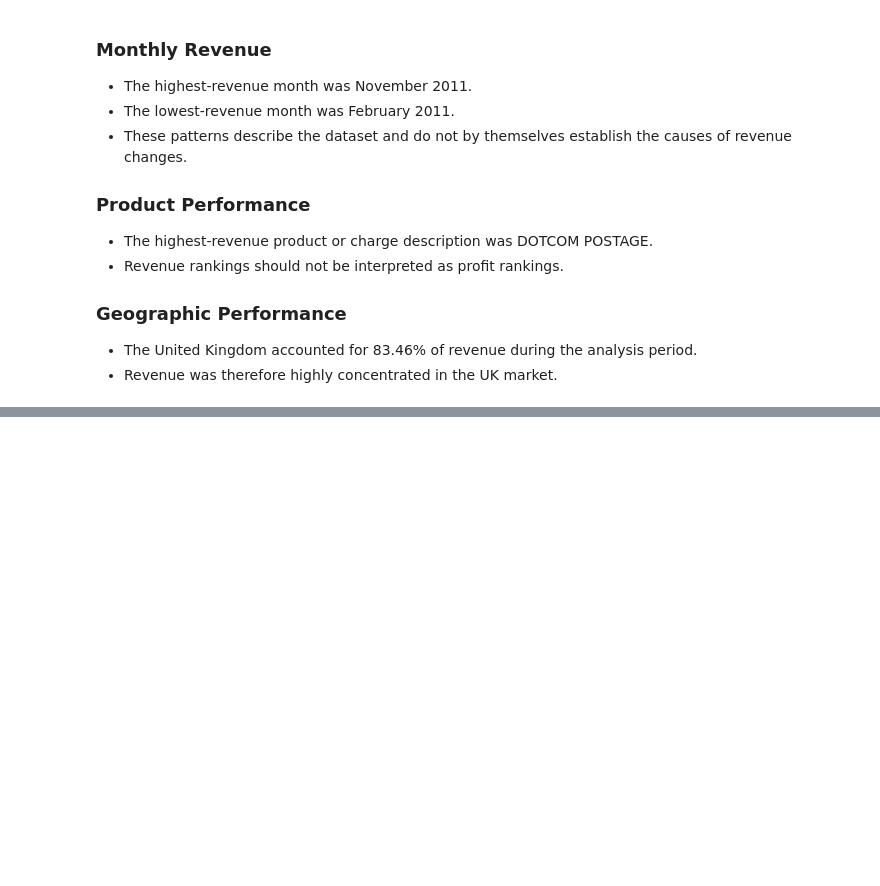
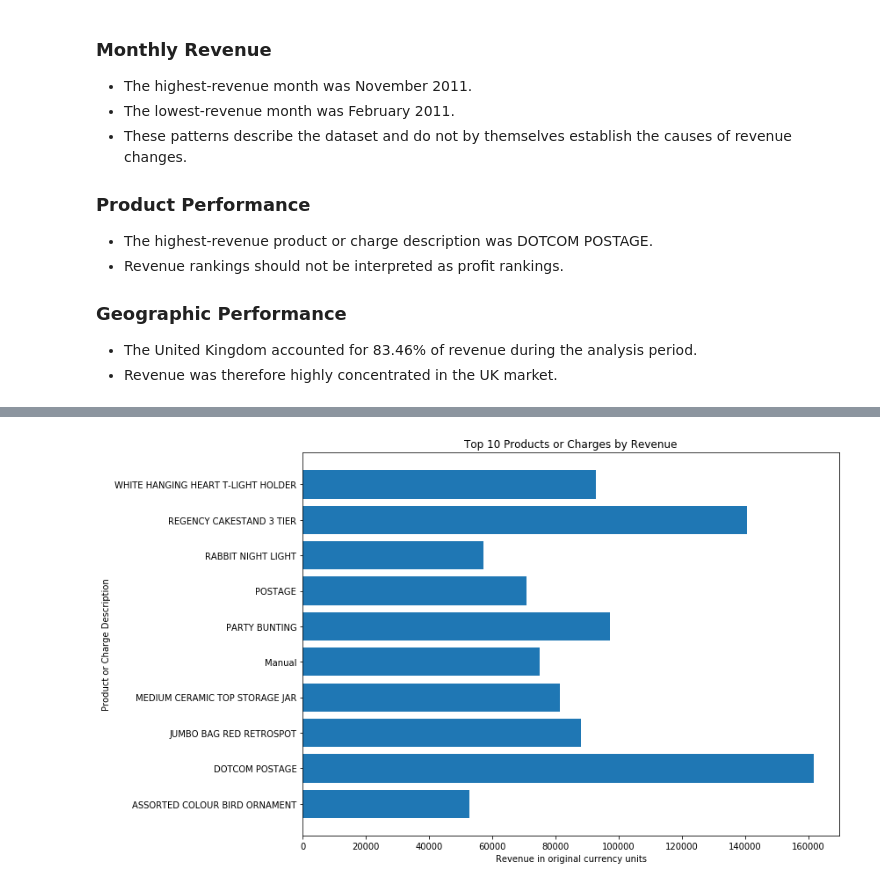
Before and after one commit to LJH666-L/online-retail-sales-analysis, a Jupyter notebook: retail_sales_analysis.ipynb, the cells around one changed output, grey strips where cells are left out. Cells and saved outputs as stored; diff of their text form; code cells hidden in the pictures; blank space fills up the shorter version.

```diff
--- a/retail_sales_analysis.ipynb
+++ b/retail_sales_analysis.ipynb
@@ -507,0 +565,26 @@ UK revenue share (%): 83.46
+# %%
+product_plot = top_products_table.sort_values(
+    "Revenue",
+    ascending=True
+)
+
+plt.figure(figsize=(12, 7))
+
+plt.barh(
+    product_plot["Product"],
+    product_plot["Revenue"]
+)
+
+plt.title("Top 10 Products or Charges by Revenue")
+plt.xlabel("Revenue in original currency units")
+plt.ylabel("Product or Charge Description")
+plt.tight_layout()
+
+plt.savefig(
+    "../charts/top_products.png",
+    dpi=150
+)
+
+plt.show()
+# %% [output]
+[figure, added]
```
Also changed, not shown: parts of 8 cells of this notebook, 3 other files.
